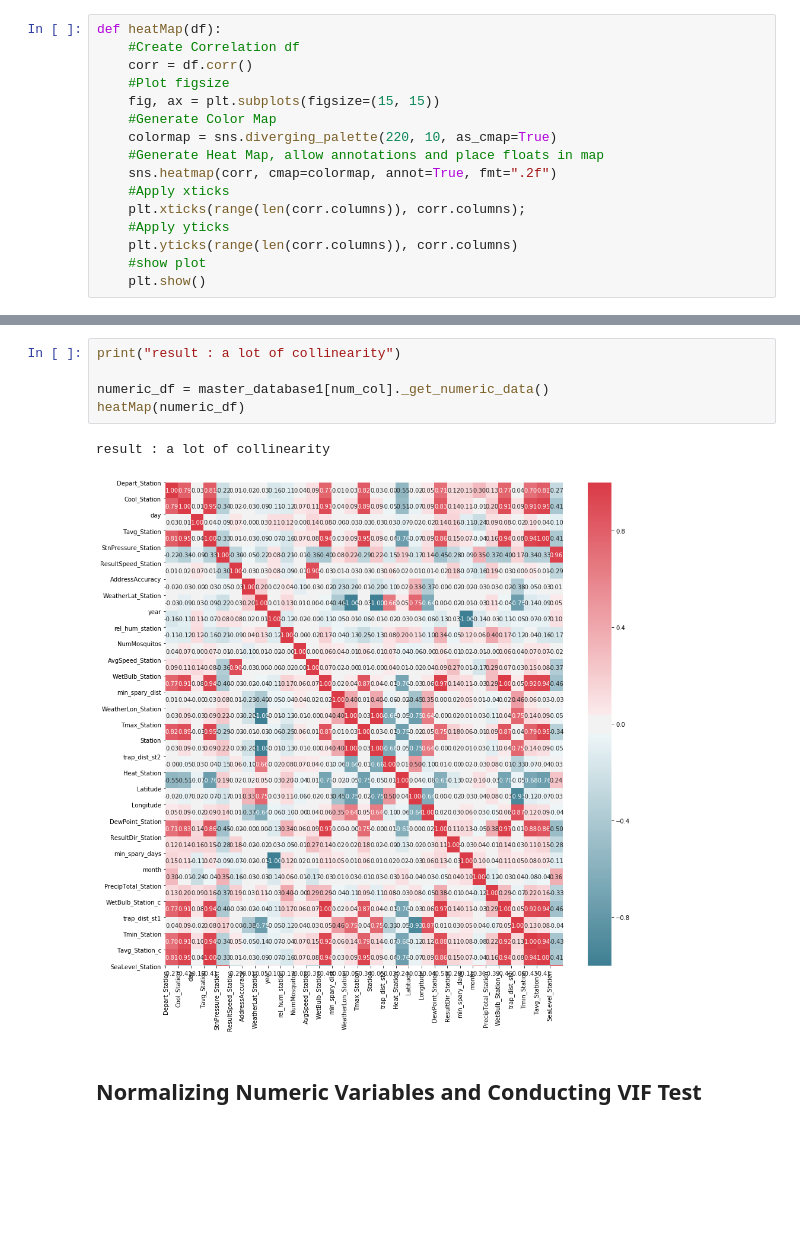
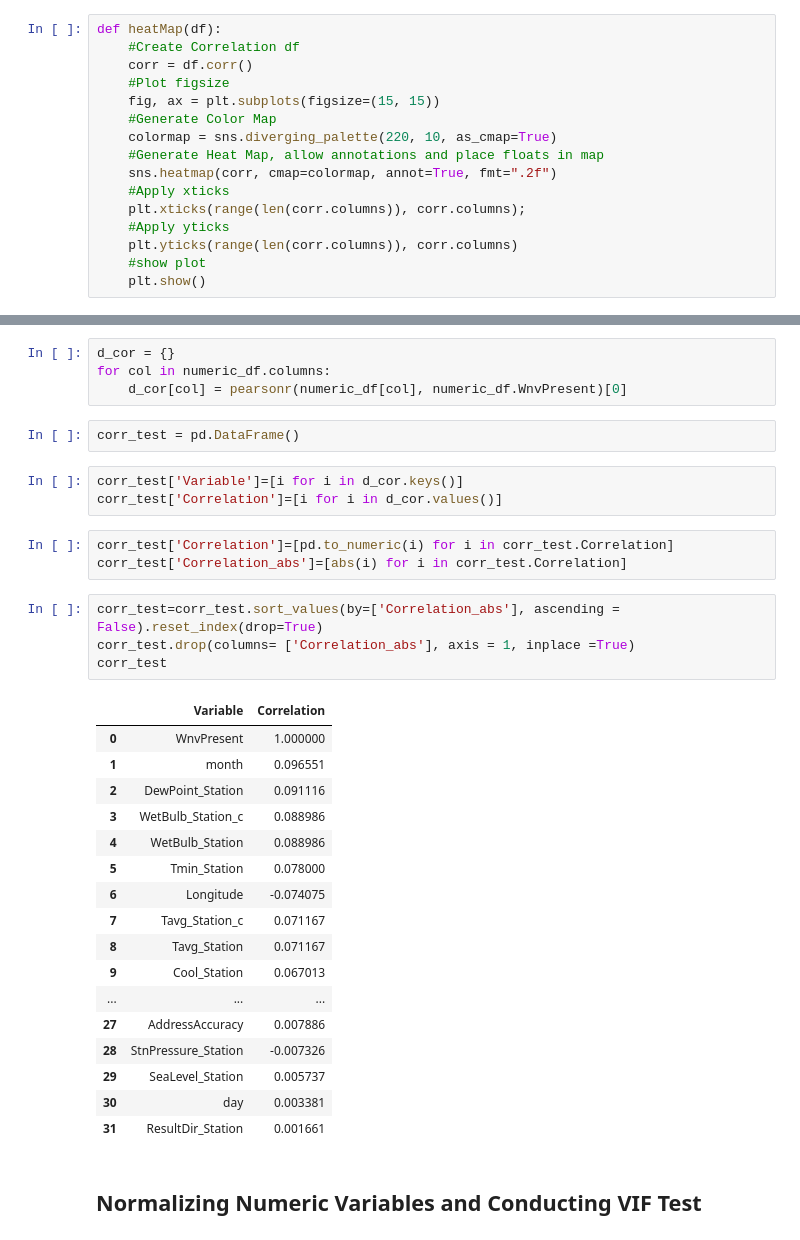
Before and after one commit to jsiwu94/kaggle-competition1, a Jupyter notebook: EDA/KaggleEDA_Jenny.ipynb, the cells around one changed output, grey strips where cells are left out. Saved outputs shown, nothing was run; the diff lists cells and outputs as text; blank space fills up the shorter version.

```diff
--- a/EDA/KaggleEDA_Jenny.ipynb
+++ b/EDA/KaggleEDA_Jenny.ipynb
@@ -141,11 +121,37 @@ heatMap(numeric_df[numeric_df.year == 2013])
-# %%
-print("result : a lot of collinearity")
-
-numeric_df = master_database1[num_col]._get_numeric_data()
-heatMap(numeric_df)
-# %% [output]
-result : a lot of collinearity
-[figure, removed]
+# %%
+d_cor = {}
+for col in numeric_df.columns:
+    d_cor[col] = pearsonr(numeric_df[col], numeric_df.WnvPresent)[0]
+# %%
+corr_test = pd.DataFrame()
+# %%
+corr_test['Variable']=[i for i in d_cor.keys()]
+corr_test['Correlation']=[i for i in d_cor.values()]
+# %%
+corr_test['Correlation']=[pd.to_numeric(i) for i in corr_test.Correlation]
+corr_test['Correlation_abs']=[abs(i) for i in corr_test.Correlation]
+# %%
+corr_test=corr_test.sort_values(by=['Correlation_abs'], ascending = False).reset_index(drop=True)
+corr_test.drop(columns= ['Correlation_abs'], axis = 1, inplace =True)
+corr_test
+# %% [output]
+|  | Variable | Correlation |
+| 0 | WnvPresent | 1.000000 |
+| 1 | month | 0.096551 |
+| 2 | DewPoint_Station | 0.091116 |
+| 3 | WetBulb_Station_c | 0.088986 |
+| 4 | WetBulb_Station | 0.088986 |
+| 5 | Tmin_Station | 0.078000 |
+| 6 | Longitude | -0.074075 |
+| 7 | Tavg_Station_c | 0.071167 |
+| 8 | Tavg_Station | 0.071167 |
+| 9 | Cool_Station | 0.067013 |
+| ... | ... | ... |
+| 27 | AddressAccuracy | 0.007886 |
+| 28 | StnPressure_Station | -0.007326 |
+| 29 | SeaLevel_Station | 0.005737 |
+| 30 | day | 0.003381 |
+| 31 | ResultDir_Station | 0.001661 |
 # %% [markdown]
 ## Normalizing Numeric Variables and Conducting VIF Test
 # %%
```
Also changed, not shown: parts of 24 cells of this notebook, 9 other files.
